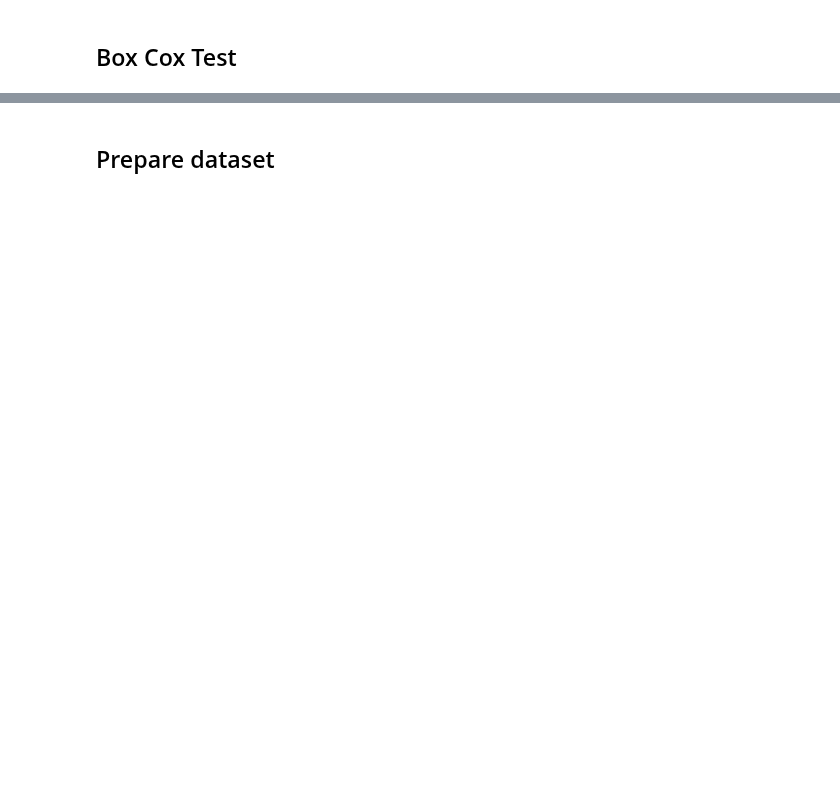
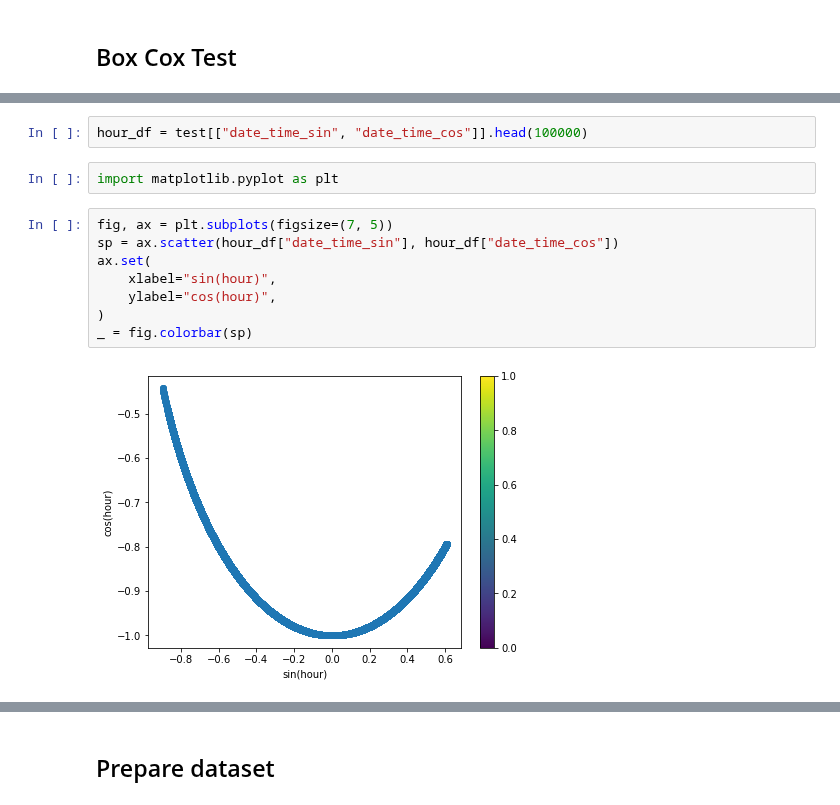
Before and after one commit to KarelZe/thesis, a Jupyter notebook: notebooks/3.0c-feature-engineering.ipynb, the cells around one changed output, grey strips where cells are left out. Cells and saved outputs as stored; diff of their text form; blank space fills up the shorter version.

```diff
--- a/notebooks/3.0c-feature-engineering.ipynb
+++ b/notebooks/3.0c-feature-engineering.ipynb
@@ -179,0 +287,14 @@ results
+# %%
+hour_df = test[["date_time_sin", "date_time_cos"]].head(100000)
+# %%
+import matplotlib.pyplot as plt
+# %%
+fig, ax = plt.subplots(figsize=(7, 5))
+sp = ax.scatter(hour_df["date_time_sin"], hour_df["date_time_cos"])
+ax.set(
+    xlabel="sin(hour)",
+    ylabel="cos(hour)",
+)
+_ = fig.colorbar(sp)
+# %% [output]
+[figure, added]
```
Also changed, not shown: parts of 29 cells of this notebook.
